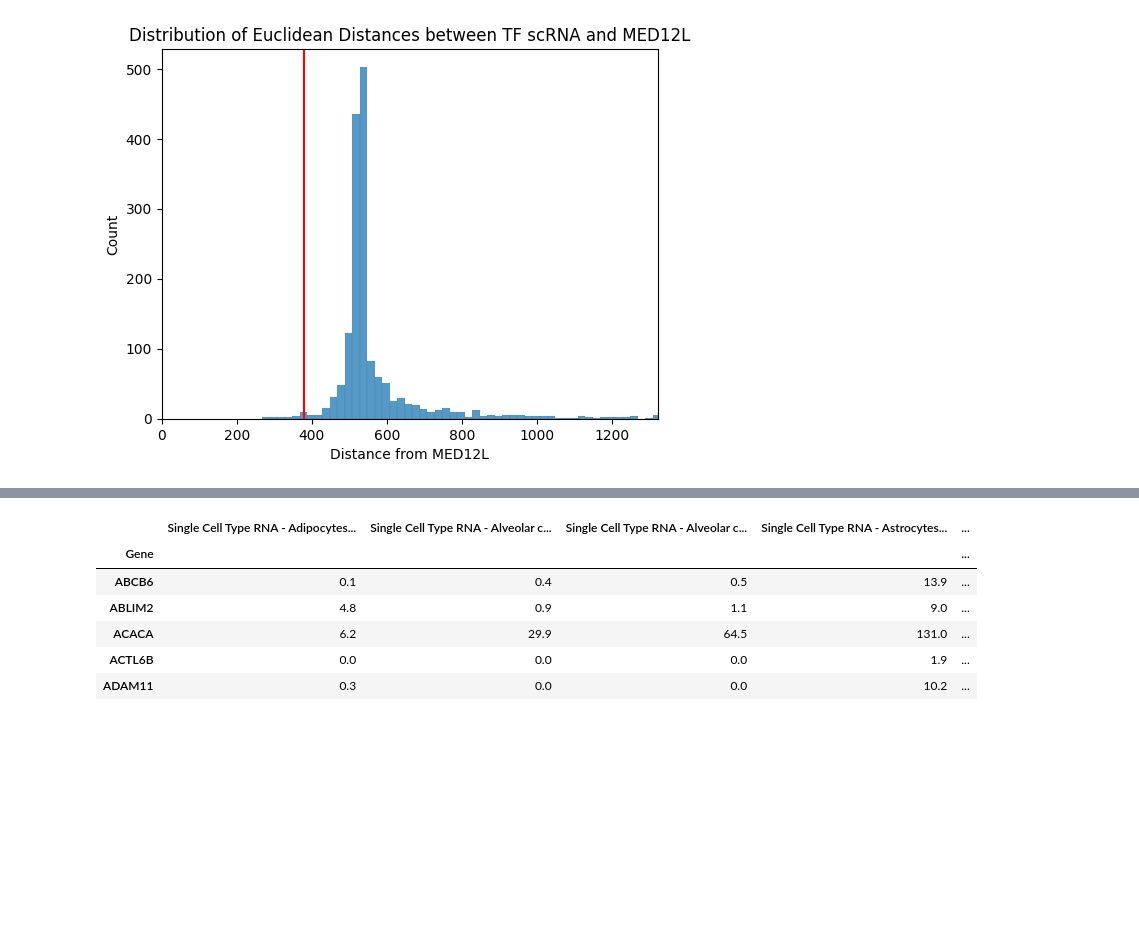
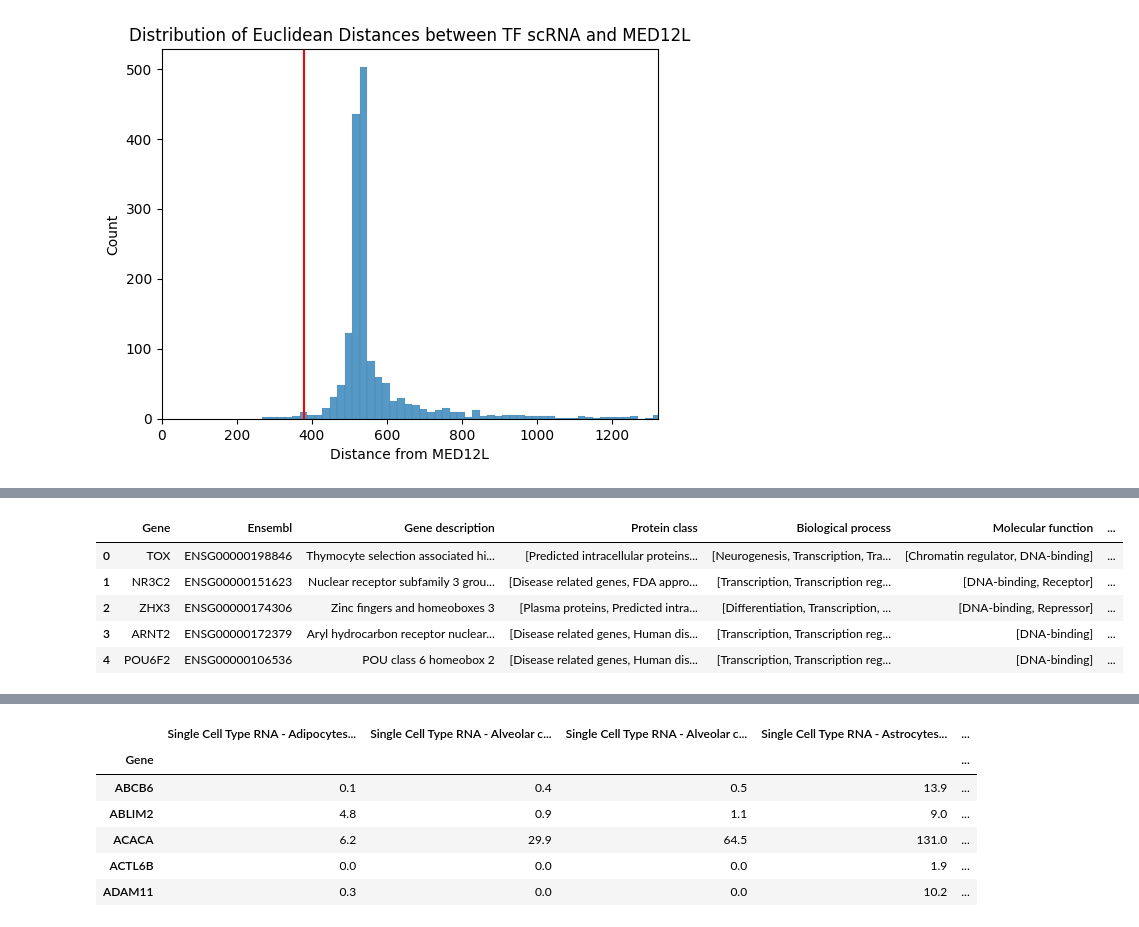
Before and after one commit to kinseylong/StallerRotation, a Jupyter notebook: cofactors_humanproteinatlas/mediator_exploration.ipynb, the cells around one changed output, grey strips where cells are left out. Cells and saved outputs as stored; diff of their text form; code cells hidden in the pictures; blank space fills up the shorter version.

```diff
--- a/cofactors_humanproteinatlas/mediator_exploration.ipynb
+++ b/cofactors_humanproteinatlas/mediator_exploration.ipynb
@@ -416,0 +417,19 @@ Related clusters from human protein atlas: Cluster 34 and 47
+# %%
+MED12L_similar_annotations = pd.read_csv("helperdata/MED12Lsimilar-annotations.csv").drop("Unnamed: 0", axis=1)
+MED12L_similar_annotations = MED12L_similar_annotations.merge(MED12L_TF_comparison_df[["Gene", "Distance from MED12L"]], left_on="Gene", right_on="Gene")
+
+filteredpercentile = 5
+MED12L_similar_annotations = MED12L_similar_annotations[MED12L_similar_annotations["Distance from MED12L"] <= np.percentile(MED12L_TF_comparison_df["Distance from MED12L"], filteredpercentile)]
+
+import ast
+for lstcol in ["Protein class", "Biological process", "Molecular function", "Subcellular location"]:
+    MED12L_similar_annotations[lstcol] = MED12L_similar_annotations[lstcol].apply(lambda x: ast.literal_eval(x) if pd.notna(x) else "Unknown")
+
+MED12L_similar_annotations.head()
+# %% [output]
+|  | Gene | Ensembl | Gene description | Protein class | Biological process | Molecular function | ... |
+| 0 | TOX | ENSG00000198846 | Thymocyte selection associated hi... | [Predicted intracellular proteins... | [Neurogenesis, Transcription, Tra... | [Chromatin regulator, DNA-binding] | ... |
+| 1 | NR3C2 | ENSG00000151623 | Nuclear receptor subfamily 3 grou... | [Disease related genes, FDA appro... | [Transcription, Transcription reg... | [DNA-binding, Receptor] | ... |
+| 2 | ZHX3 | ENSG00000174306 | Zinc fingers and homeoboxes 3 | [Plasma proteins, Predicted intra... | [Differentiation, Transcription, ... | [DNA-binding, Repressor] | ... |
+| 3 | ARNT2 | ENSG00000172379 | Aryl hydrocarbon receptor nuclear... | [Disease related genes, Human dis... | [Transcription, Transcription reg... | [DNA-binding] | ... |
+| 4 | POU6F2 | ENSG00000106536 | POU class 6 homeobox 2 | [Disease related genes, Human dis... | [Transcription, Transcription reg... | [DNA-binding] | ... |
```
Also changed, not shown: parts of 11 cells of this notebook, 7 other files.
